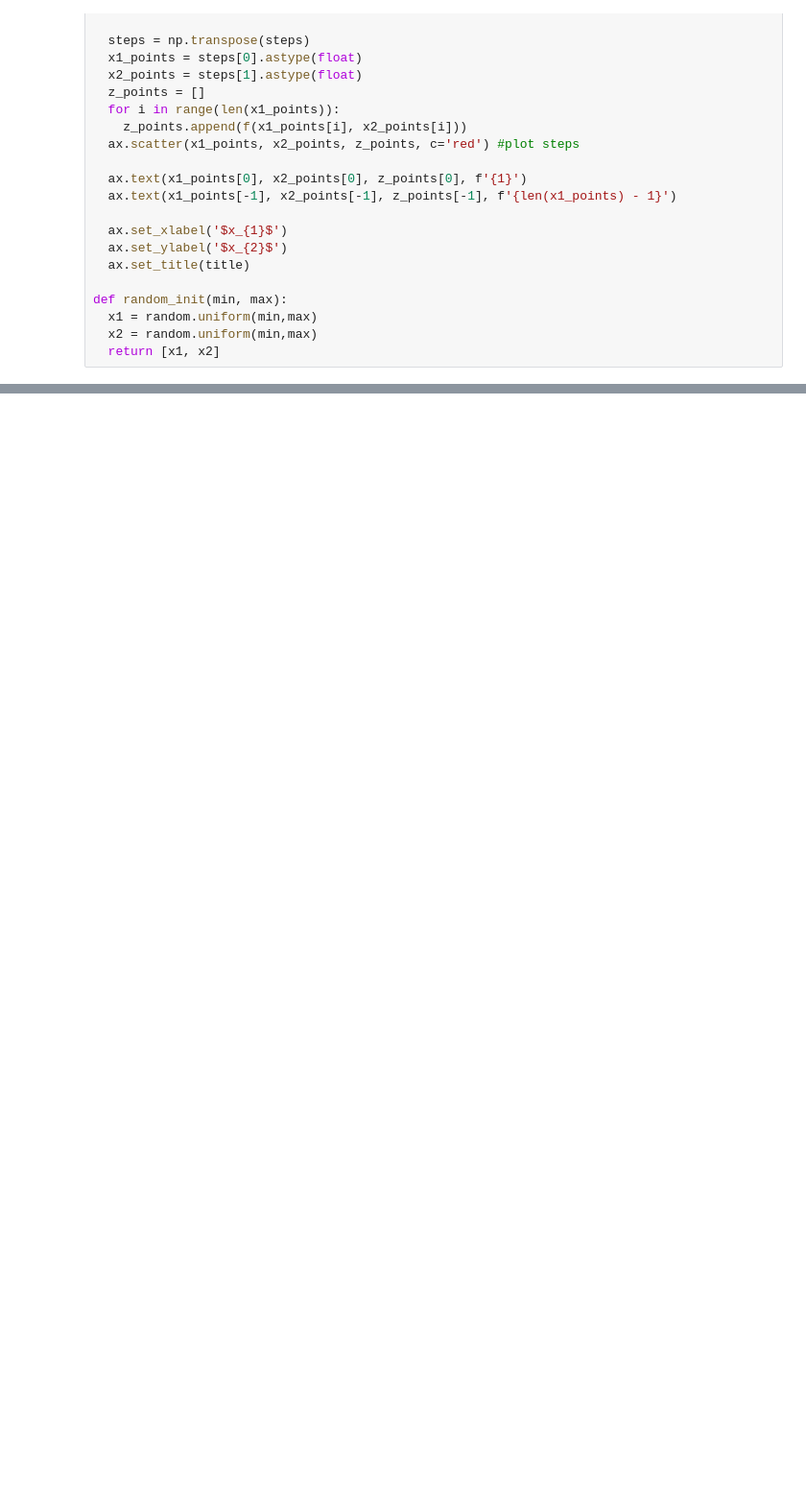
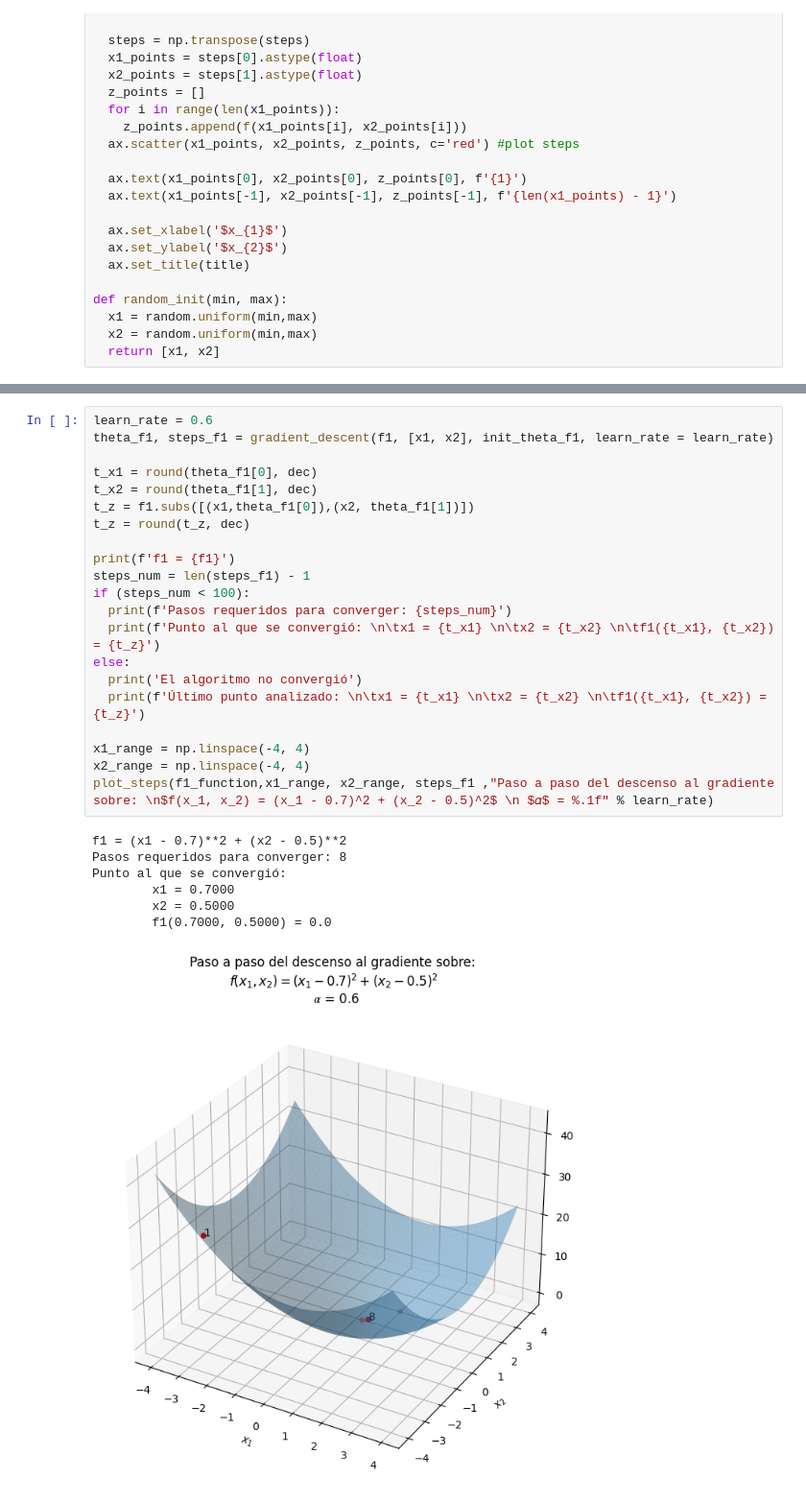
Before and after one commit to MAU143429/AI-Laboratories-IC6200, a Jupyter notebook: Lab8_GradientDescent.ipynb, the cells around one changed output, grey strips where cells are left out. Shown at 96% size. Drawn from its saved outputs; the diff is of its cells as text; blank space fills up the shorter version.

```diff
--- a/Lab8_GradientDescent.ipynb
+++ b/Lab8_GradientDescent.ipynb
@@ -303,0 +314,29 @@ plot_steps(f2_function,x1_range, x2_range, steps_f2 ,"Paso a paso del descenso a
+# %%
+learn_rate = 0.6
+theta_f1, steps_f1 = gradient_descent(f1, [x1, x2], init_theta_f1, learn_rate = learn_rate)
+
+t_x1 = round(theta_f1[0], dec)
+t_x2 = round(theta_f1[1], dec)
+t_z = f1.subs([(x1,theta_f1[0]),(x2, theta_f1[1])])
+t_z = round(t_z, dec)
+
+print(f'f1 = {f1}')
+steps_num = len(steps_f1) - 1
+if (steps_num < 100):
+  print(f'Pasos requeridos para converger: {steps_num}')
+  print(f'Punto al que se convergió: \n\tx1 = {t_x1} \n\tx2 = {t_x2} \n\tf1({t_x1}, {t_x2}) = {t_z}')
+else:
+  print('El algoritmo no convergió')
+  print(f'Último punto analizado: \n\tx1 = {t_x1} \n\tx2 = {t_x2} \n\tf1({t_x1}, {t_x2}) = {t_z}')
+
+x1_range = np.linspace(-4, 4)
+x2_range = np.linspace(-4, 4)
+plot_steps(f1_function,x1_range, x2_range, steps_f1 ,"Paso a paso del descenso al gradiente sobre: \n$f(x_1, x_2) = (x_1 - 0.7)^2 + (x_2 - 0.5)^2$ \n $𝛼$ = %.1f" % learn_rate)
+# %% [output]
+f1 = (x1 - 0.7)**2 + (x2 - 0.5)**2
+Pasos requeridos para converger: 8
+Punto al que se convergió:
+        x1 = 0.7000
+        x2 = 0.5000
+        f1(0.7000, 0.5000) = 0.0
+[figure, added]
```
Also changed, not shown: parts of 9 cells of this notebook.
